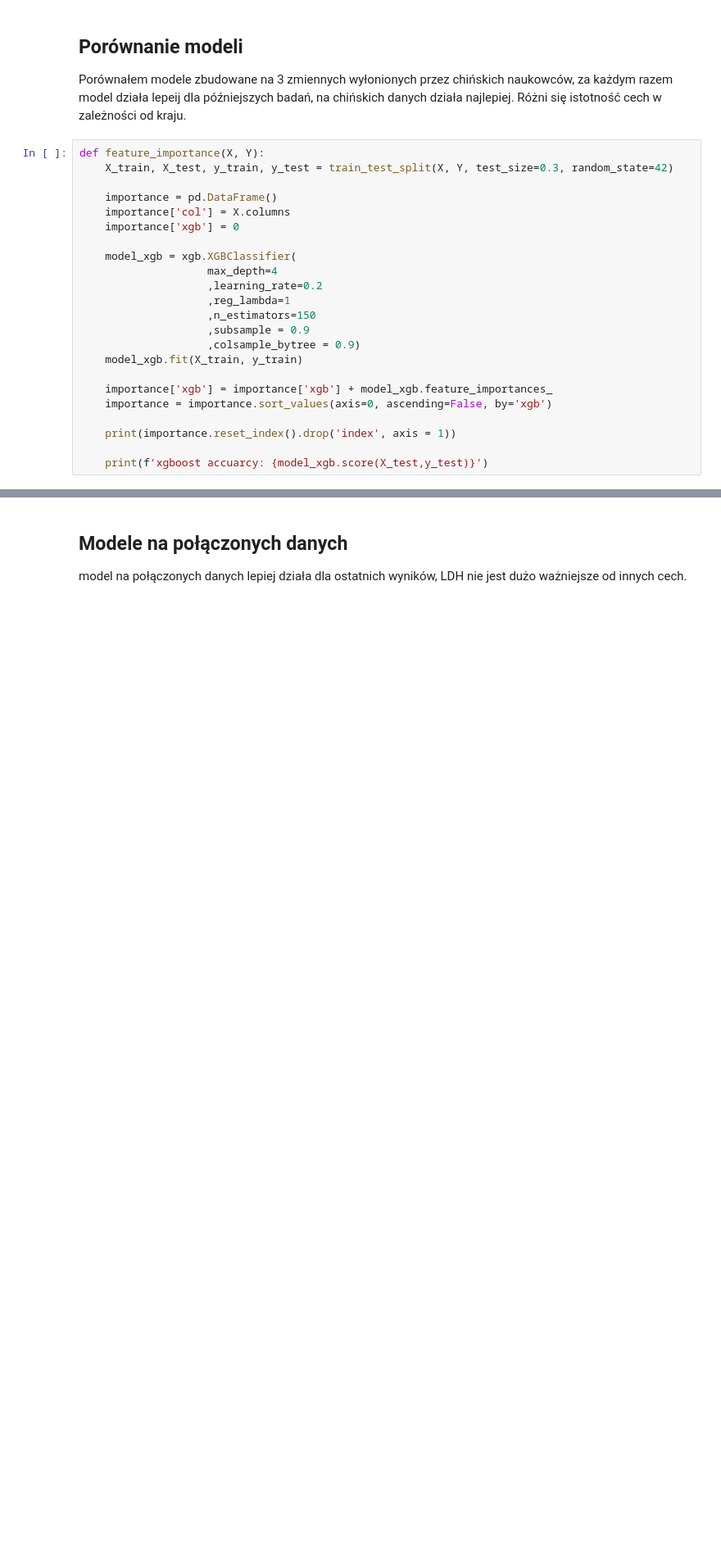
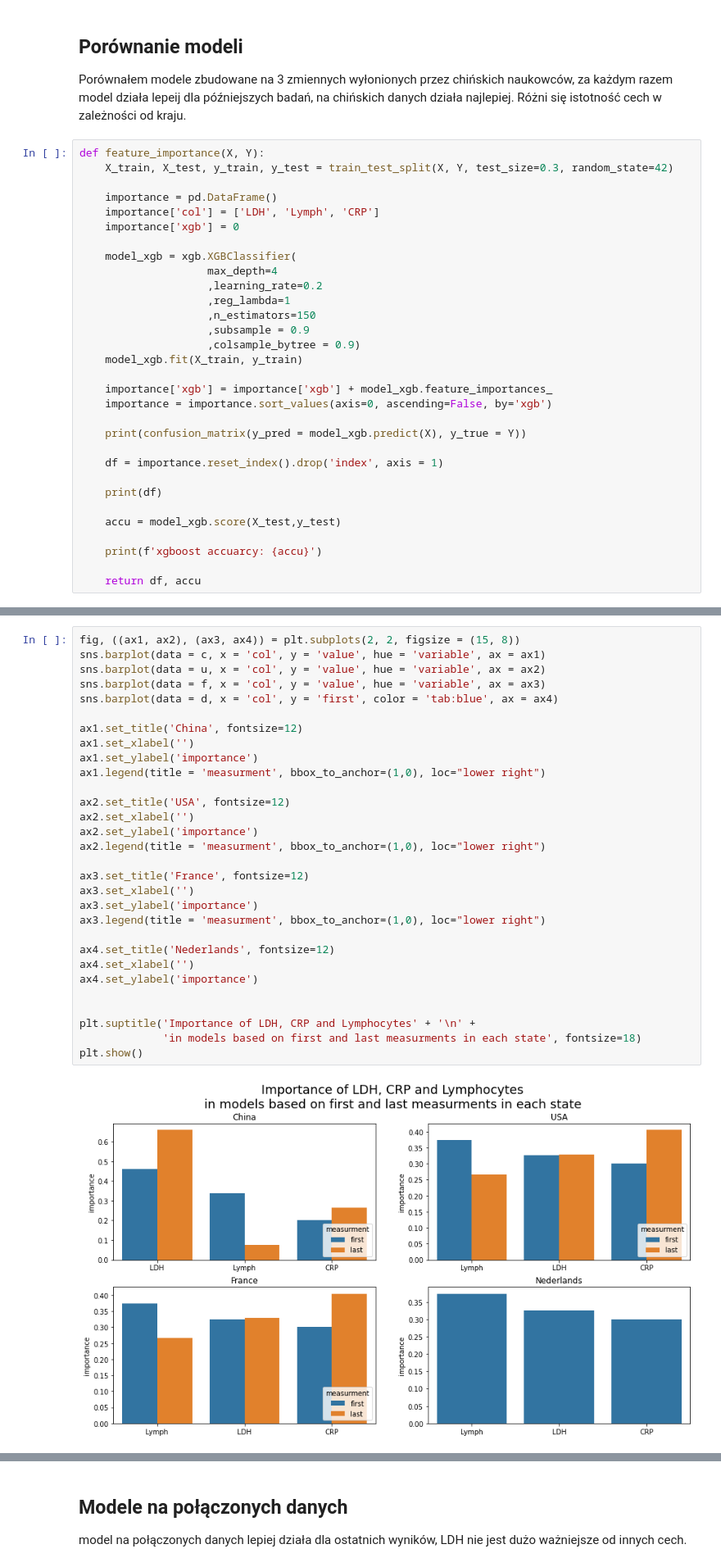
Before and after one commit to mini-pw/2021L-WB-ML, a Jupyter notebook: Nazwa_zespołu1/raport_v2/EDA.ipynb, the cells around one changed output, grey strips where cells are left out. Shown at 82% size. Saved outputs shown, nothing was run; the diff lists cells and outputs as text; blank space fills up the shorter version.

```diff
--- a/Nazwa_zespołu1/raport_v2/EDA.ipynb
+++ b/Nazwa_zespołu1/raport_v2/EDA.ipynb
@@ -311,7 +324,7 @@ def feature_importance(X, Y):
     X_train, X_test, y_train, y_test = train_test_split(X, Y, test_size=0.3, random_state=42)
 
     importance = pd.DataFrame()
-    importance['col'] = X.columns
+    importance['col'] = ['LDH', 'Lymph', 'CRP']
     importance['xgb'] = 0
 
     model_xgb = xgb.XGBClassifier(
@@ -326,6 +339,14 @@ def feature_importance(X, Y):
     importance['xgb'] = importance['xgb'] + model_xgb.feature_importances_
     importance = importance.sort_values(axis=0, ascending=False, by='xgb')
 
-    print(importance.reset_index().drop('index', axis = 1))
+    print(confusion_matrix(y_pred = model_xgb.predict(X), y_true = Y))
 
-    print(f'xgboost accuarcy: {model_xgb.score(X_test,y_test)}')
+    df = importance.reset_index().drop('index', axis = 1)
+
+    print(df)
+
+    accu = model_xgb.score(X_test,y_test)
+
+    print(f'xgboost accuarcy: {accu}')
+
+    return df, accu
@@ -331,0 +410,32 @@ def feature_importance(X, Y):
+# %%
+fig, ((ax1, ax2), (ax3, ax4)) = plt.subplots(2, 2, figsize = (15, 8))
+sns.barplot(data = c, x = 'col', y = 'value', hue = 'variable', ax = ax1)
+sns.barplot(data = u, x = 'col', y = 'value', hue = 'variable', ax = ax2)
+sns.barplot(data = f, x = 'col', y = 'value', hue = 'variable', ax = ax3)
+sns.barplot(data = d, x = 'col', y = 'first', color = 'tab:blue', ax = ax4)
+
+ax1.set_title('China', fontsize=12)
+ax1.set_xlabel('')
+ax1.set_ylabel('importance')
+ax1.legend(title = 'measurment', bbox_to_anchor=(1,0), loc="lower right")
+
+ax2.set_title('USA', fontsize=12)
+ax2.set_xlabel('')
+ax2.set_ylabel('importance')
+ax2.legend(title = 'measurment', bbox_to_anchor=(1,0), loc="lower right")
+
+ax3.set_title('France', fontsize=12)
+ax3.set_xlabel('')
+ax3.set_ylabel('importance')
+ax3.legend(title = 'measurment', bbox_to_anchor=(1,0), loc="lower right")
+
+ax4.set_title('Nederlands', fontsize=12)
+ax4.set_xlabel('')
+ax4.set_ylabel('importance')
+
+
+plt.suptitle('Importance of LDH, CRP and Lymphocytes' + '\n' +
+             'in models based on first and last measurments in each state', fontsize=18)
+plt.show()
+# %% [output]
+[figure, added]
```
Also changed, not shown: parts of 21 cells of this notebook.
